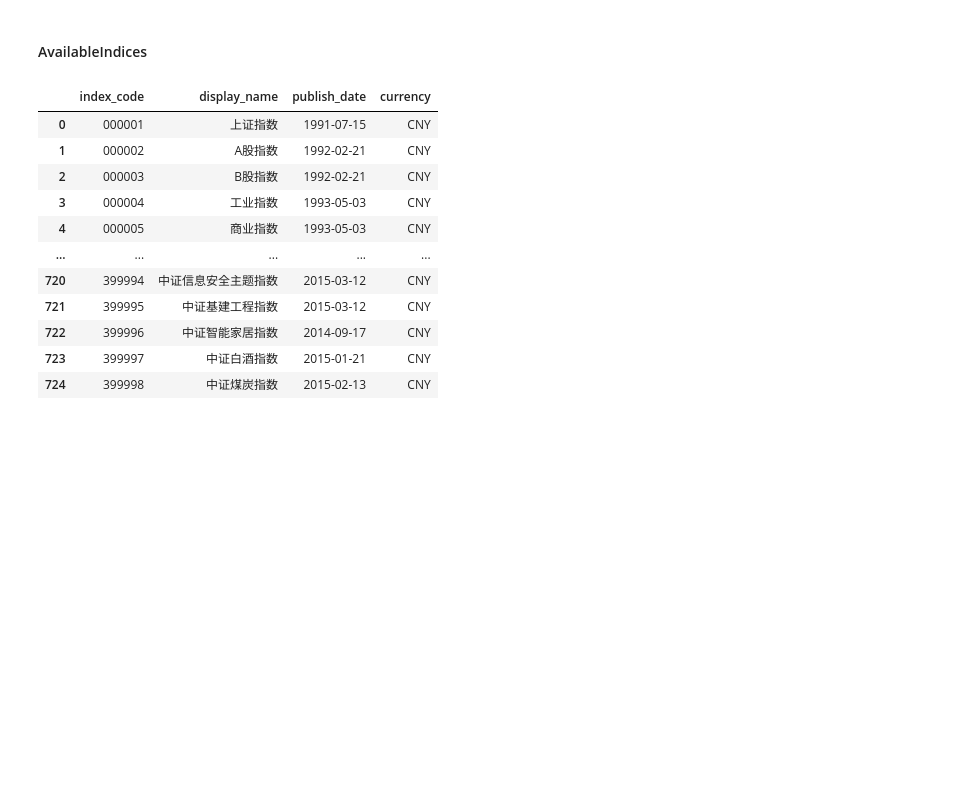
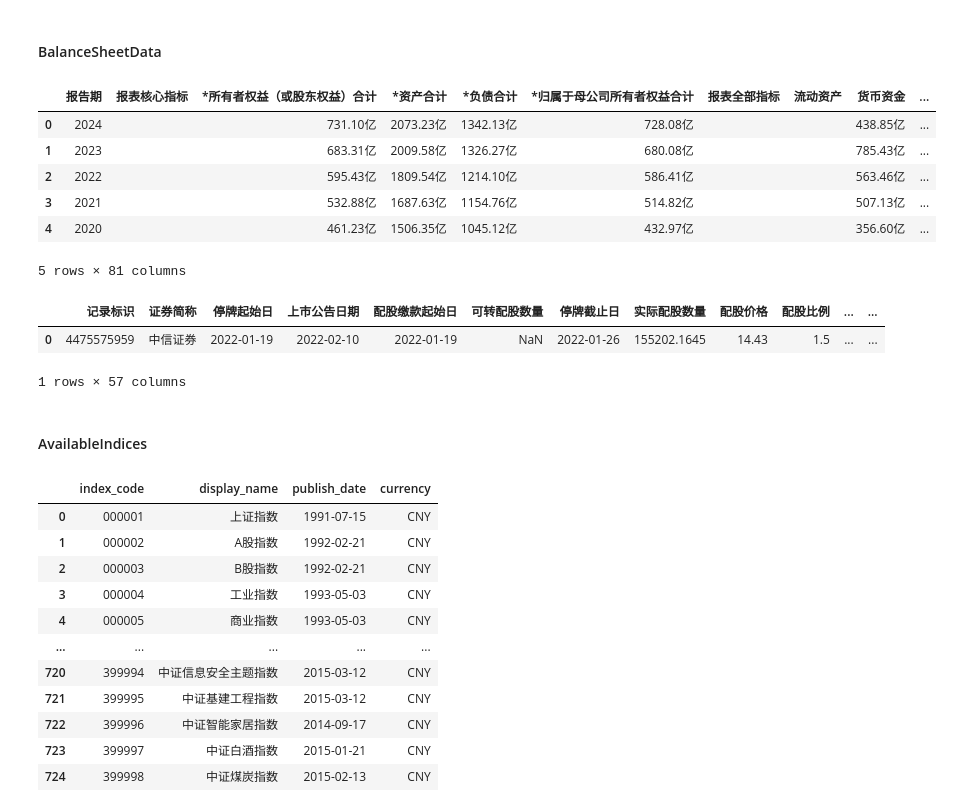
Before and after one commit to shugaoye/openbb_akshare, a Jupyter notebook: akshare_test.ipynb, the cells around one changed output. Drawn from its saved outputs; the diff is of its cells as text; code cells hidden in the pictures; blank space fills up the shorter version.

Commit message:
Added BalanceSheetData

```diff
--- a/akshare_test.ipynb
+++ b/akshare_test.ipynb
@@ -0,0 +1,17 @@
+# %% [markdown]
+#### BalanceSheetData
+# %%
+# 财务报表-同花顺 资产负债表
+# https://akshare.akfamily.xyz/data/stock/stock.html#id191
+import akshare as ak
+
+stock_financial_debt_ths_df = ak.stock_financial_debt_ths(symbol="000063", indicator="按年度")
+stock_financial_debt_ths_df.head()
+# %% [output]
+|  | 报告期 | 报表核心指标 | *所有者权益（或股东权益）合计 | *资产合计 | *负债合计 | *归属于母公司所有者权益合计 | 报表全部指标 | 流动资产 | 货币资金 | ... |
+| 0 | 2024 |  | 731.10亿 | 2073.23亿 | 1342.13亿 | 728.08亿 |  |  | 438.85亿 | ... |
+| 1 | 2023 |  | 683.31亿 | 2009.58亿 | 1326.27亿 | 680.08亿 |  |  | 785.43亿 | ... |
+| 2 | 2022 |  | 595.43亿 | 1809.54亿 | 1214.10亿 | 586.41亿 |  |  | 563.46亿 | ... |
+| 3 | 2021 |  | 532.88亿 | 1687.63亿 | 1154.76亿 | 514.82亿 |  |  | 507.13亿 | ... |
+| 4 | 2020 |  | 461.23亿 | 1506.35亿 | 1045.12亿 | 432.97亿 |  |  | 356.60亿 | ... |
+5 rows × 81 columns
@@ -1,3 +20,9 @@
+# %%
+stock_allotment_cninfo_df
+# %% [output]
+|  | 记录标识 | 证券简称 | 停牌起始日 | 上市公告日期 | 配股缴款起始日 | 可转配股数量 | 停牌截止日 | 实际配股数量 | 配股价格 | 配股比例 | ... | ... |
+| 0 | 4475575959 | 中信证券 | 2022-01-19 | 2022-02-10 | 2022-01-19 | NaN | 2022-01-26 | 155202.1645 | 14.43 | 1.5 | ... | ... |
+1 rows × 57 columns
 # %% [markdown]
 #### AvailableIndices
 # %%
```
Also changed, not shown: parts of 1 cell of this notebook, 3 other files.
